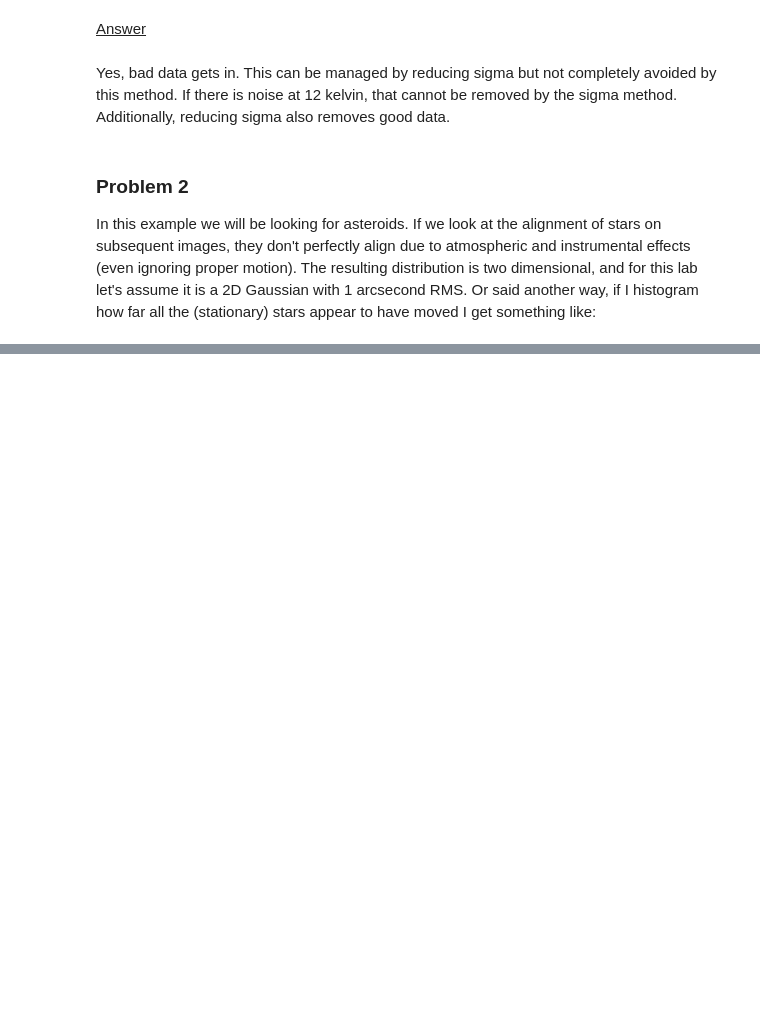
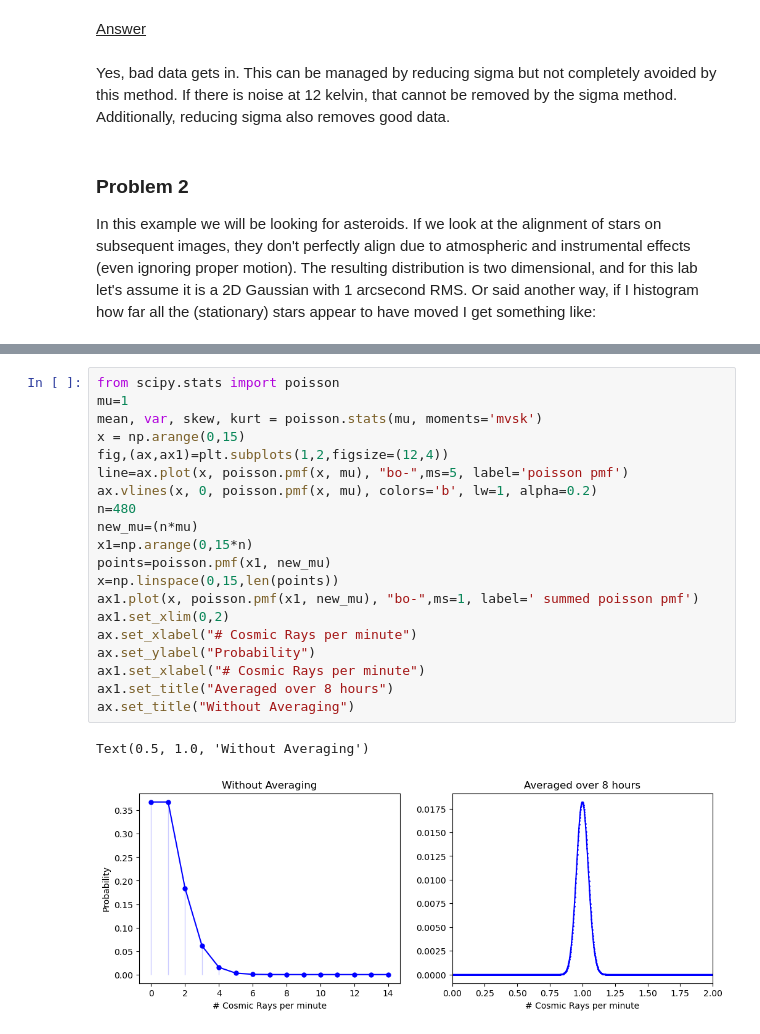
Before and after one commit to mishra2201/PHYS_434, a Jupyter notebook: LABS/LAB_3.ipynb, the cells around one changed output, grey strips where cells are left out. Drawn from its saved outputs; the diff is of its cells as text; blank space fills up the shorter version.

```diff
--- a/LABS/LAB_3.ipynb
+++ b/LABS/LAB_3.ipynb
@@ -141,0 +187,23 @@ What distance in arcseconds represents a 5 sigma detection of motion? <br>
+# %%
+from scipy.stats import poisson
+mu=1
+mean, var, skew, kurt = poisson.stats(mu, moments='mvsk')
+x = np.arange(0,15)
+fig,(ax,ax1)=plt.subplots(1,2,figsize=(12,4))
+line=ax.plot(x, poisson.pmf(x, mu), "bo-",ms=5, label='poisson pmf')
+ax.vlines(x, 0, poisson.pmf(x, mu), colors='b', lw=1, alpha=0.2)
+n=480
+new_mu=(n*mu)
+x1=np.arange(0,15*n)
+points=poisson.pmf(x1, new_mu)
+x=np.linspace(0,15,len(points))
+ax1.plot(x, poisson.pmf(x1, new_mu), "bo-",ms=1, label=' summed poisson pmf')
+ax1.set_xlim(0,2)
+ax.set_xlabel("# Cosmic Rays per minute")
+ax.set_ylabel("Probability")
+ax1.set_xlabel("# Cosmic Rays per minute")
+ax1.set_title("Averaged over 8 hours")
+ax.set_title("Without Averaging")
+# %% [output]
+Text(0.5, 1.0, 'Without Averaging')
+[figure, added]
```
Also changed, not shown: parts of 26 cells of this notebook.
